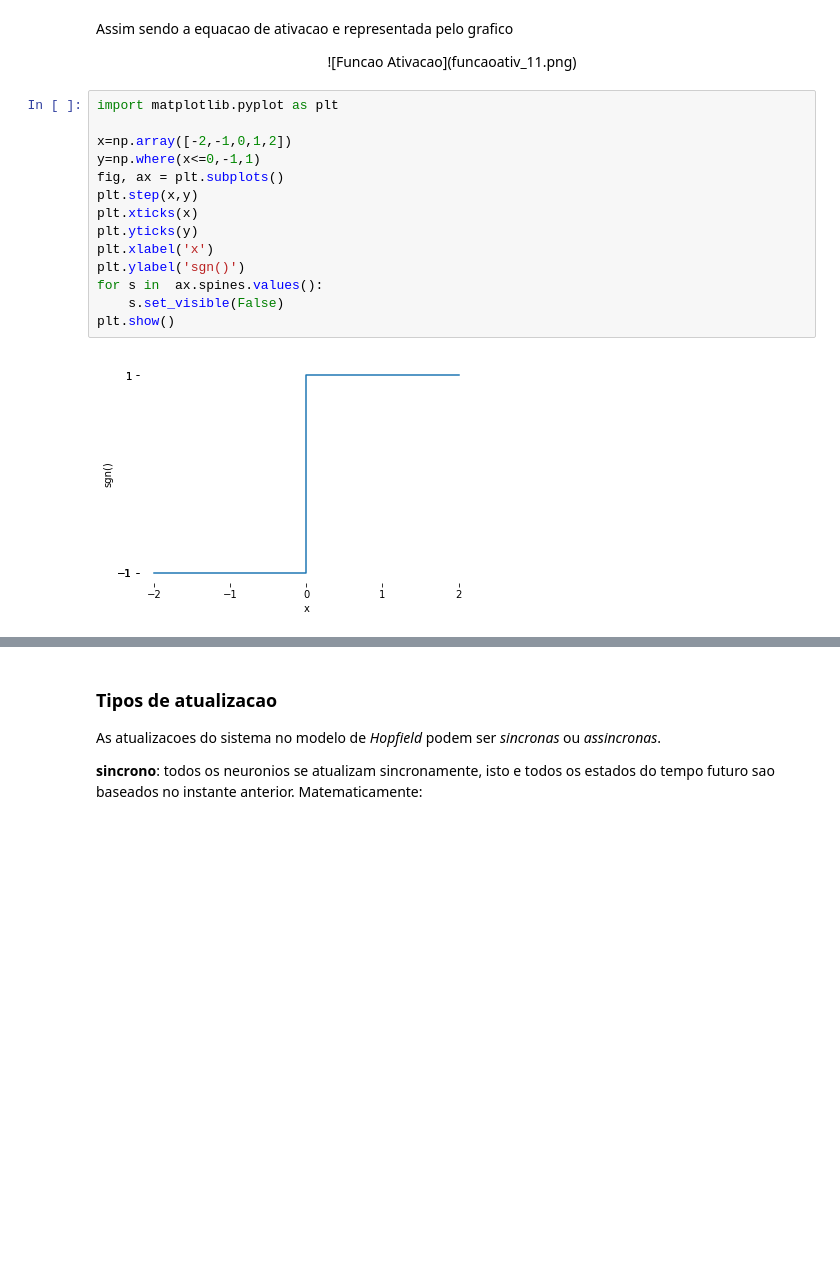
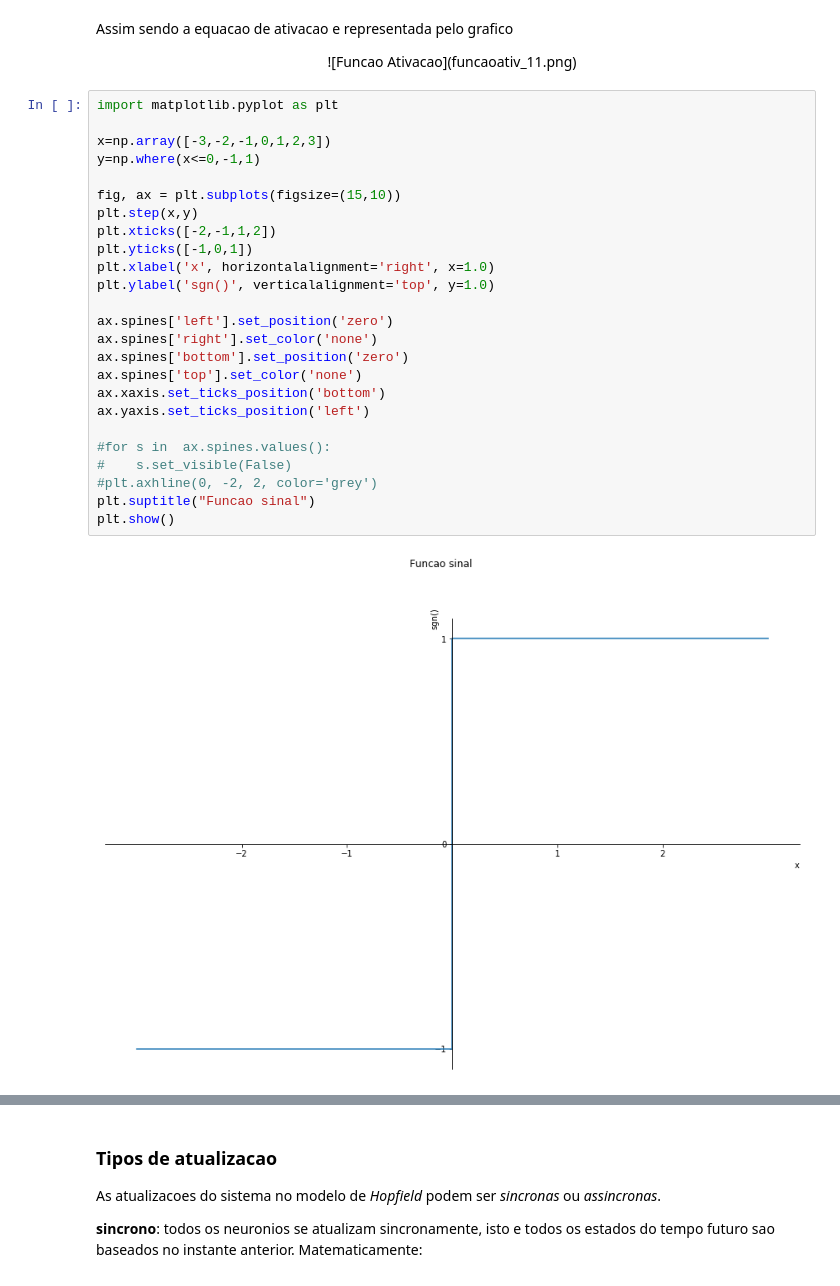
Before and after one commit to JacAbreu/neuronal, a Jupyter notebook: igor/Redes Neuronais Artificiais.ipynb, the cells around one changed output, grey strips where cells are left out. Saved outputs shown, nothing was run; the diff lists cells and outputs as text; blank space fills up the shorter version.

```diff
--- a/igor/Redes Neuronais Artificiais.ipynb
+++ b/igor/Redes Neuronais Artificiais.ipynb
@@ -209,16 +194,27 @@ Assim sendo a equacao de ativacao e representada pelo grafico
 # %%
 import matplotlib.pyplot as plt
 
-x=np.array([-2,-1,0,1,2])
+x=np.array([-3,-2,-1,0,1,2,3])
 y=np.where(x<=0,-1,1)
-fig, ax = plt.subplots()
+
+fig, ax = plt.subplots(figsize=(15,10))
 plt.step(x,y)
-plt.xticks(x)
-plt.yticks(y)
-plt.xlabel('x')
-plt.ylabel('sgn()')
-for s in  ax.spines.values():
-    s.set_visible(False)
+plt.xticks([-2,-1,1,2])
+plt.yticks([-1,0,1])
+plt.xlabel('x', horizontalalignment='right', x=1.0)
+plt.ylabel('sgn()', verticalalignment='top', y=1.0)
+
+ax.spines['left'].set_position('zero')
+ax.spines['right'].set_color('none')
+ax.spines['bottom'].set_position('zero')
+ax.spines['top'].set_color('none')
+ax.xaxis.set_ticks_position('bottom')
+ax.yaxis.set_ticks_position('left')
+
+#for s in  ax.spines.values():
+#    s.set_visible(False)
+#plt.axhline(0, -2, 2, color='grey')
+plt.suptitle("Funcao sinal")
 plt.show()
 # %% [output]
-[figure, old version]
+[figure, new version]
```
Also changed, not shown: parts of 3 cells of this notebook, 2 other files.
